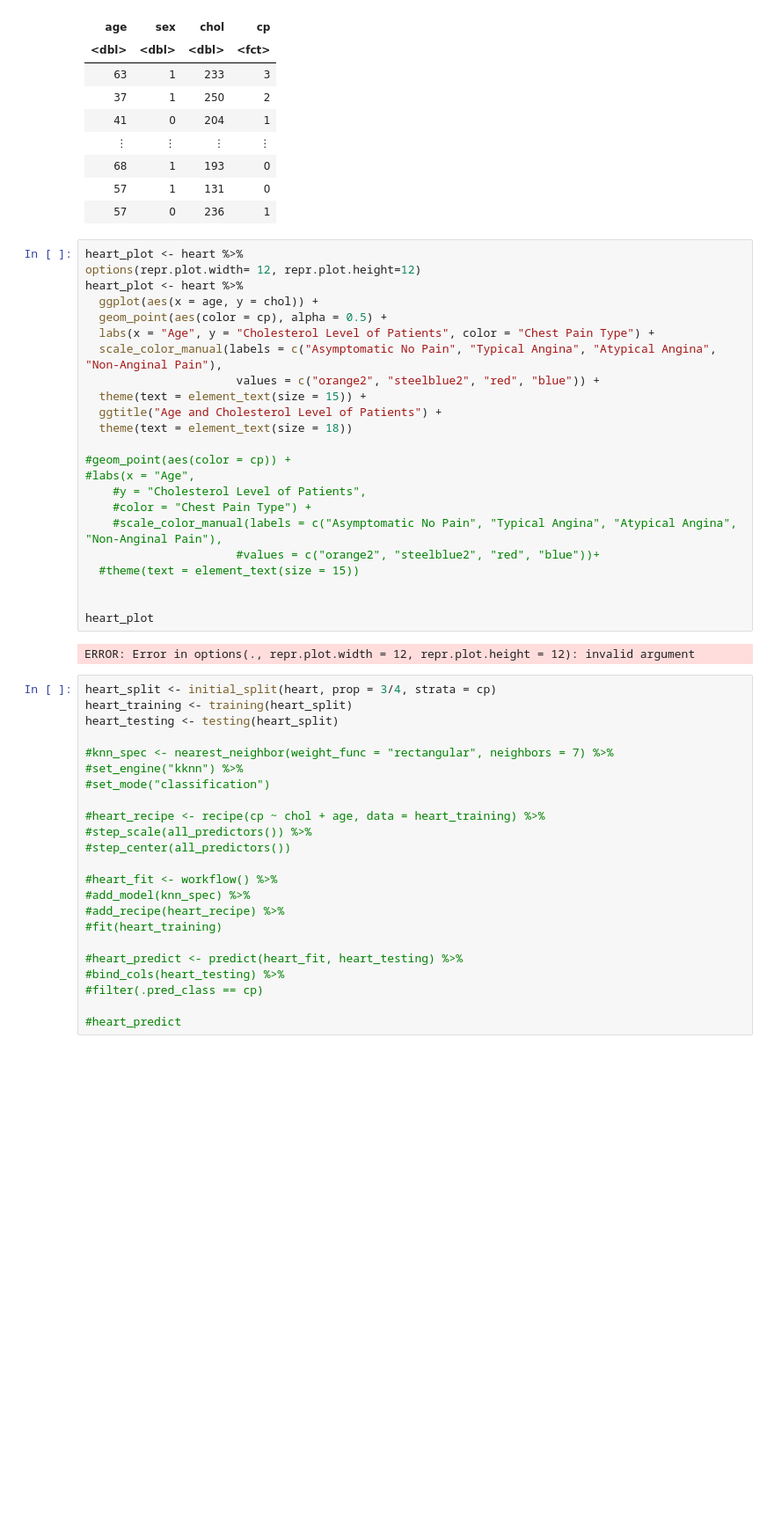
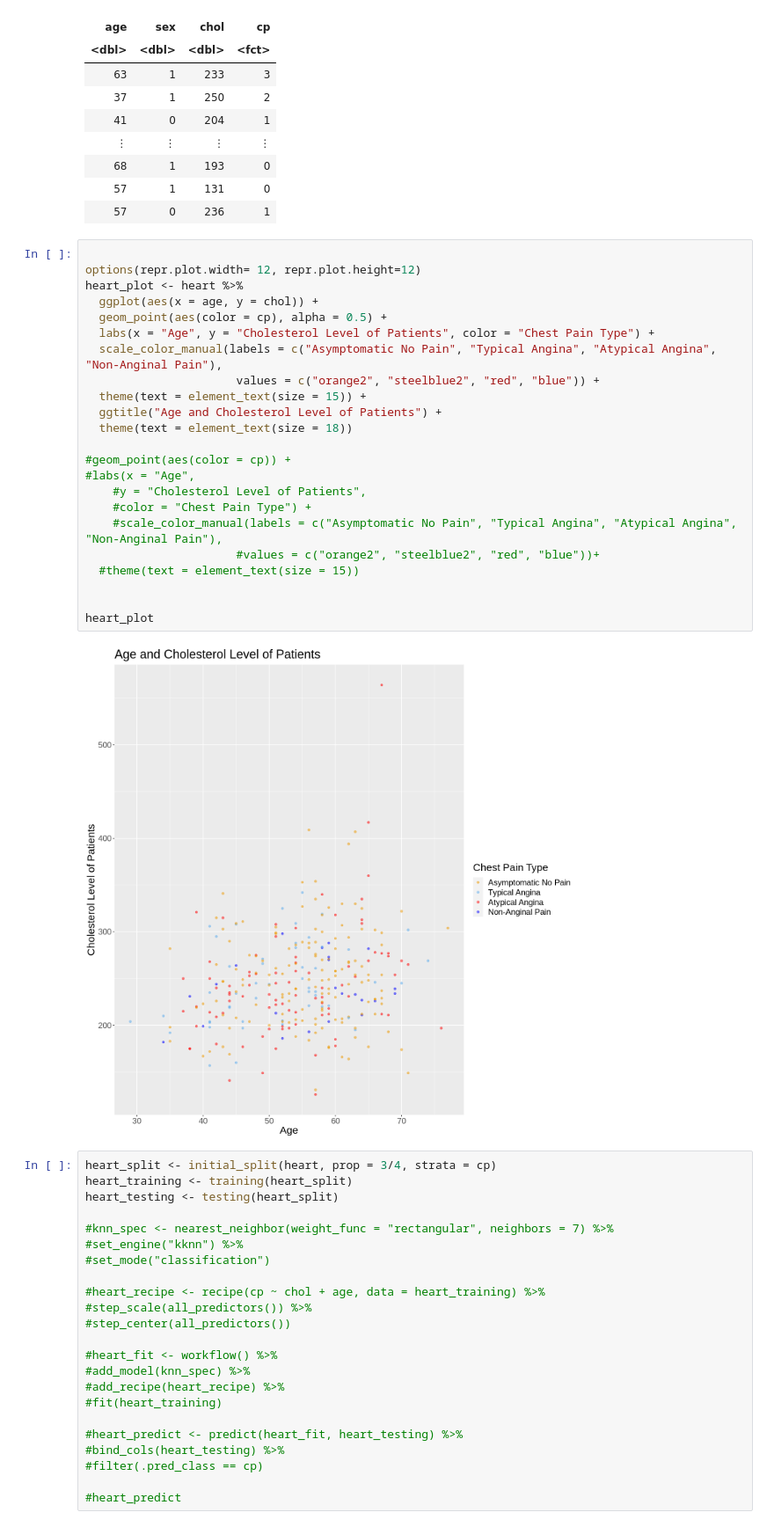
Before and after one commit to riddhibattu/DSCI_heart_project, a Jupyter notebook: Heart analysis.ipynb, the cells around one changed output. Shown: that part at 88% size. Saved outputs shown, nothing was run; the diff lists cells and outputs as text; blank space fills up the shorter version.

```diff
--- a/Heart analysis.ipynb
+++ b/Heart analysis.ipynb
@@ -41,30 +41,30 @@ A tibble: 303 × 4
 | 57 | 1 | 131 | 0 |
 | 57 | 0 | 236 | 1 |
 # %%
-heart_plot <- heart %>%
+
 options(repr.plot.width= 12, repr.plot.height=12)
 heart_plot <- heart %>%
   ggplot(aes(x = age, y = chol)) +
   geom_point(aes(color = cp), alpha = 0.5) +
   labs(x = "Age", y = "Cholesterol Level of Patients", color = "Chest Pain Type") +
   scale_color_manual(labels = c("Asymptomatic No Pain", "Typical Angina", "Atypical Angina", "Non-Anginal Pain"),
                       values = c("orange2", "steelblue2", "red", "blue")) +
   theme(text = element_text(size = 15)) +
   ggtitle("Age and Cholesterol Level of Patients") +
   theme(text = element_text(size = 18))
 
 #geom_point(aes(color = cp)) +
 #labs(x = "Age",
     #y = "Cholesterol Level of Patients",
     #color = "Chest Pain Type") +
     #scale_color_manual(labels = c("Asymptomatic No Pain", "Typical Angina", "Atypical Angina", "Non-Anginal Pain"),
                       #values = c("orange2", "steelblue2", "red", "blue"))+
   #theme(text = element_text(size = 15))
 
 
 heart_plot
 # %% [output]
-ERROR: Error in options(., repr.plot.width = 12, repr.plot.height = 12): invalid argument
+[figure, added]
 # %%
 heart_split <- initial_split(heart, prop = 3/4, strata = cp)
 heart_training <- training(heart_split)
```
Also changed, not shown: parts of 1 cell of this notebook.
